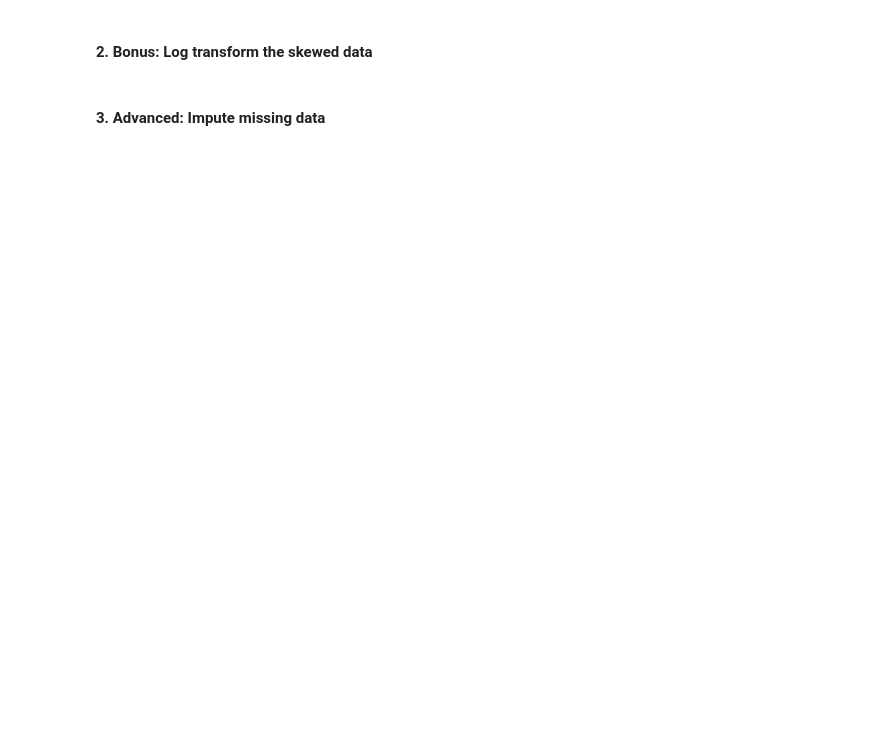
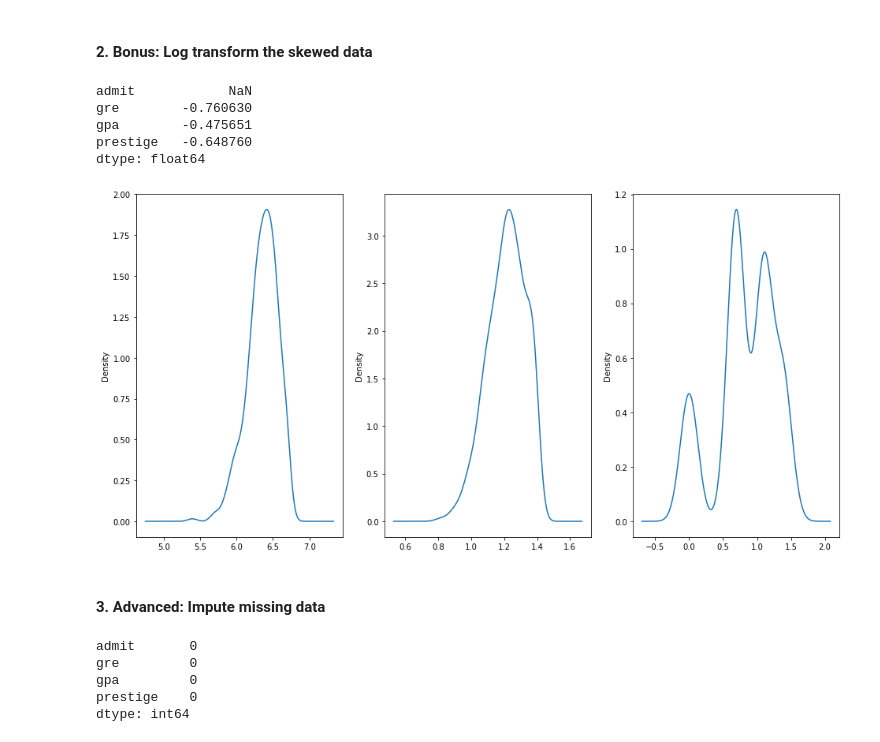
Before and after one commit to Prolexliu/Data_Science, a Jupyter notebook: Project 2/starter-code/project2-starter.ipynb, the cells around one changed output. Cells and saved outputs as stored; diff of their text form; code cells hidden in the pictures; blank space fills up the shorter version.

```diff
--- a/Project 2/starter-code/project2-starter.ipynb
+++ b/Project 2/starter-code/project2-starter.ipynb
@@ -287,4 +328,42 @@ Answer:
 # %% [markdown]
 #### 2. Bonus: Log transform the skewed data
+# %%
+df_log_clean = np.log(df_clean)
+
+# plot the distribution of each variable
+fig, axs = plt.subplots(1, 3)
+
+#GRE
+df_log_clean.gre.plot(kind='density', ax=axs[0], figsize=(16, 8))
+
+#GPA
+df_log_clean.gpa.plot(kind='density', ax=axs[1])
+
+#Prestige
+df_log_clean.prestige.plot(kind='density', ax=axs[2])
+
+print df_log_clean.skew()
+# %% [output]
+admit            NaN
+gre        -0.760630
+gpa        -0.475651
+prestige   -0.648760
+dtype: float64
+[figure, added]
 # %% [markdown]
 #### 3. Advanced: Impute missing data
+# %%
+df_impute = df_raw
+
+for r in range(0,df_raw.admit.count()):
+    for c in df_impute.columns:
+        if np.isnan(df_impute.loc[r,c]):
+            df_impute.loc[r,c] = 0
+
+print df_impute.isnull().sum()
+# %% [output]
+admit       0
+gre         0
+gpa         0
+prestige    0
+dtype: int64
```
Also changed, not shown: parts of 8 cells of this notebook.
